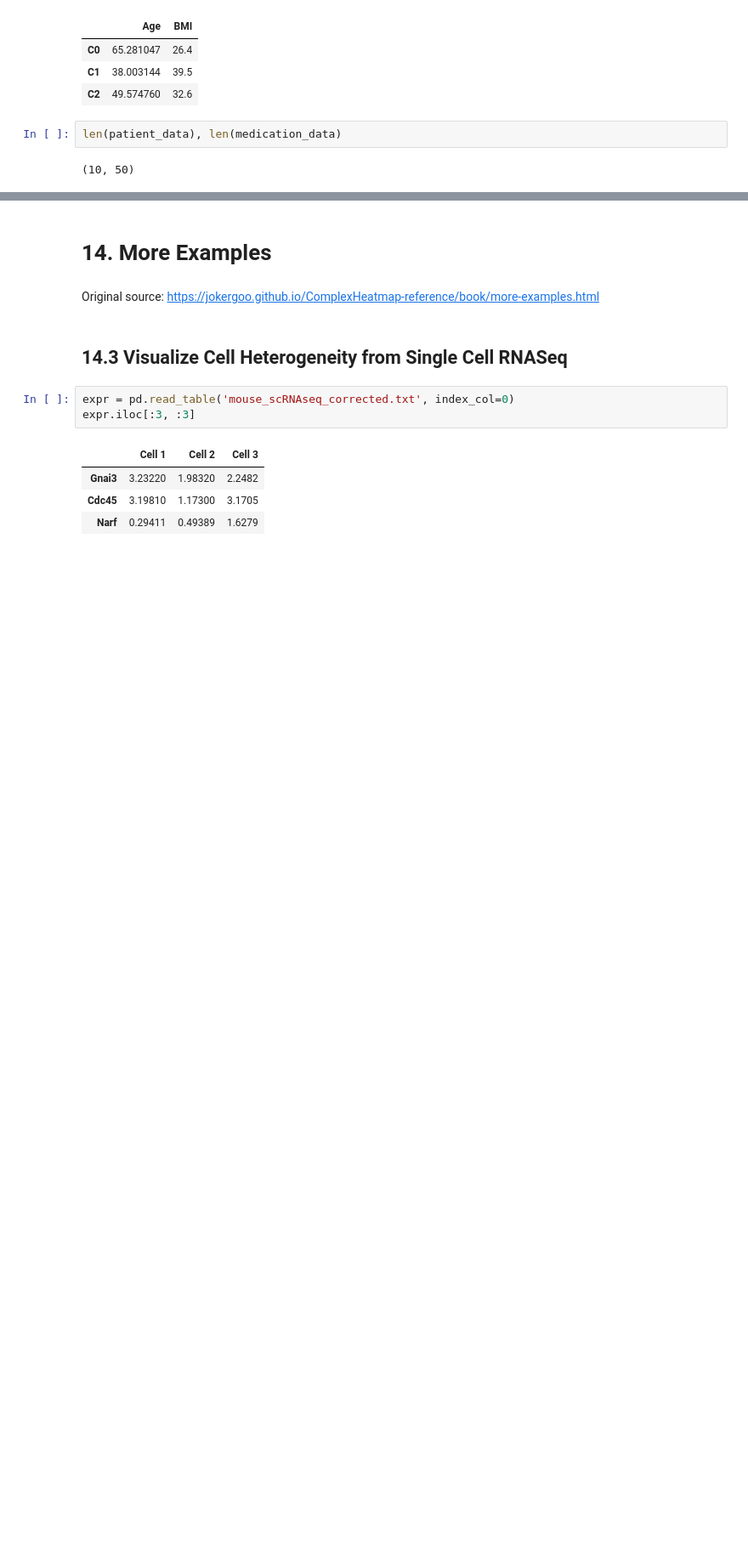
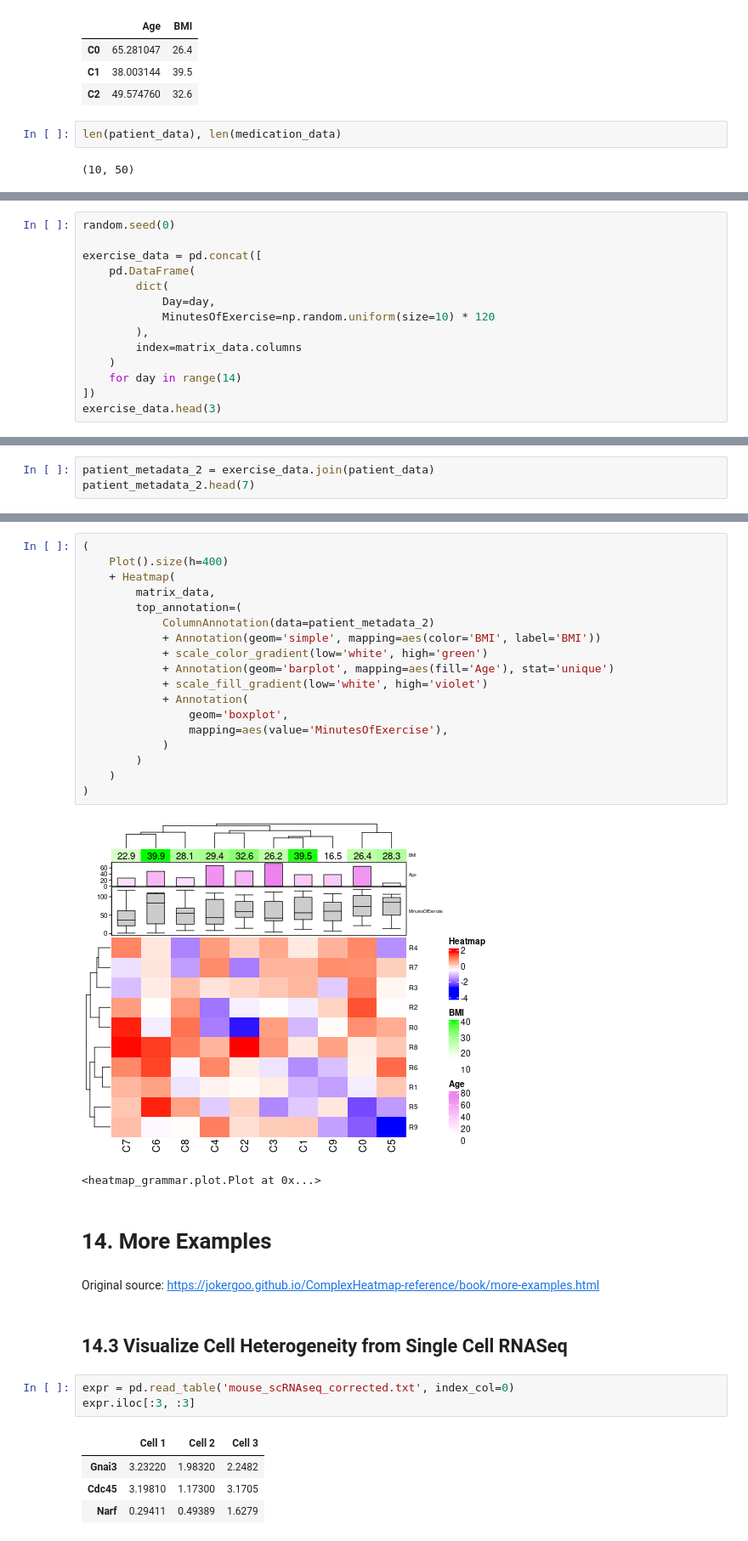
Before and after one commit to krassowski/rpy2-complex-heatmap-grammar, a Jupyter notebook: Examples.ipynb, the cells around one changed output, grey strips where cells are left out. Shown at 85% size. Drawn from its saved outputs; the diff is of its cells as text; blank space fills up the shorter version.

```diff
--- a/Examples.ipynb
+++ b/Examples.ipynb
@@ -522,0 +559,14 @@ R classes: ('gpar',)
+# %%
+random.seed(0)
+
+exercise_data = pd.concat([
+    pd.DataFrame(
+        dict(
+            Day=day,
+            MinutesOfExercise=np.random.uniform(size=10) * 120
+        ),
+        index=matrix_data.columns
+    )
+    for day in range(14)
+])
+exercise_data.head(3)
@@ -522,0 +578,3 @@ R classes: ('gpar',)
+# %%
+patient_metadata_2 = exercise_data.join(patient_data)
+patient_metadata_2.head(7)
@@ -523,3 +590,24 @@ R classes: ('gpar',)
+# %%
+(
+    Plot().size(h=400)
+    + Heatmap(
+        matrix_data,
+        top_annotation=(
+            ColumnAnnotation(data=patient_metadata_2)
+            + Annotation(geom='simple', mapping=aes(color='BMI', label='BMI'))
+            + scale_color_gradient(low='white', high='green')
+            + Annotation(geom='barplot', mapping=aes(fill='Age'), stat='unique')
+            + scale_fill_gradient(low='white', high='violet')
+            + Annotation(
+                geom='boxplot',
+                mapping=aes(value='MinutesOfExercise'),
+            )
+        )
+    )
+)
+# %% [output]
+[figure, added]
+<heatmap_grammar.plot.Plot at 0x...>
 # %% [markdown]
 # 14. More Examples
 # %% [markdown]
```
Also changed, not shown: parts of 17 cells of this notebook, 1 other file.
